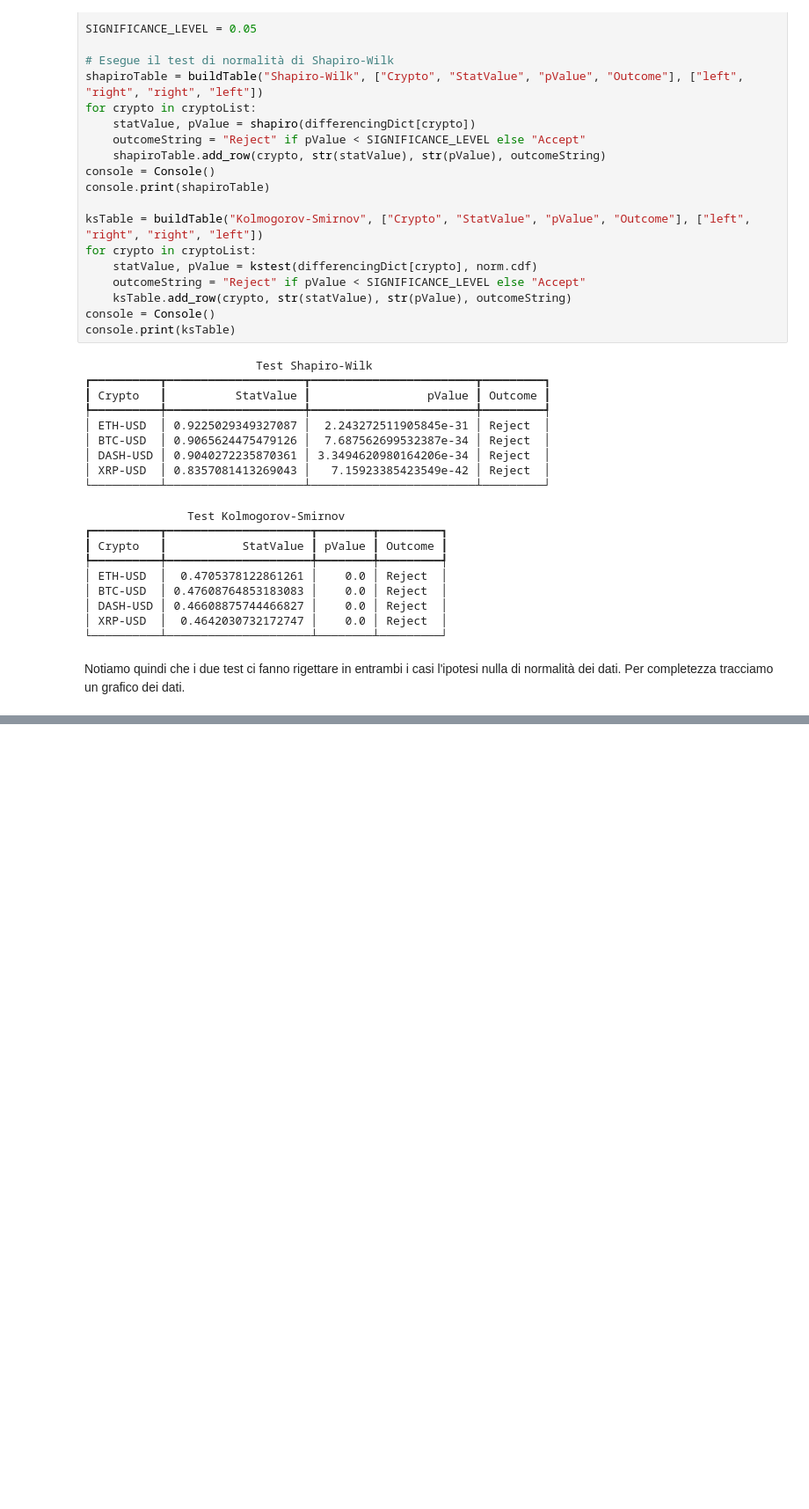
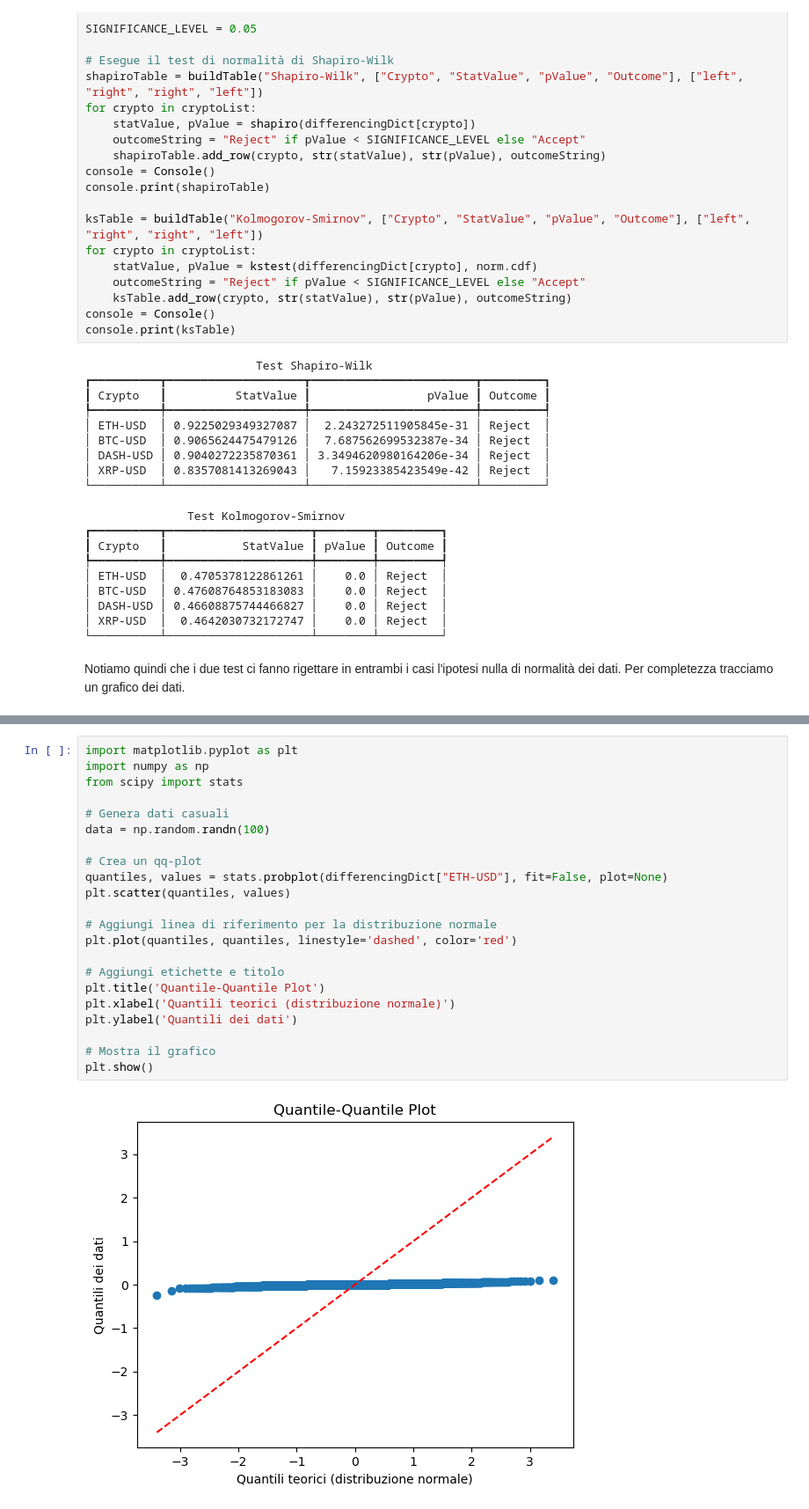
Before and after one commit to SimoneNicosanti/MPSMF_Project, a Jupyter notebook: Progetto.ipynb, the cells around one changed output, grey strips where cells are left out. Shown at 88% size. Drawn from its saved outputs; the diff is of its cells as text; blank space fills up the shorter version.

```diff
--- a/Progetto.ipynb
+++ b/Progetto.ipynb
@@ -639,0 +664,24 @@ Per completezza tracciamo un grafico dei dati.
+# %%
+import matplotlib.pyplot as plt
+import numpy as np
+from scipy import stats
+
+# Genera dati casuali
+data = np.random.randn(100)
+
+# Crea un qq-plot
+quantiles, values = stats.probplot(differencingDict["ETH-USD"], fit=False, plot=None)
+plt.scatter(quantiles, values)
+
+# Aggiungi linea di riferimento per la distribuzione normale
+plt.plot(quantiles, quantiles, linestyle='dashed', color='red')
+
+# Aggiungi etichette e titolo
+plt.title('Quantile-Quantile Plot')
+plt.xlabel('Quantili teorici (distribuzione normale)')
+plt.ylabel('Quantili dei dati')
+
+# Mostra il grafico
+plt.show()
+# %% [output]
+[figure, added]
```
Also changed, not shown: parts of 7 cells of this notebook, 1 other file.
